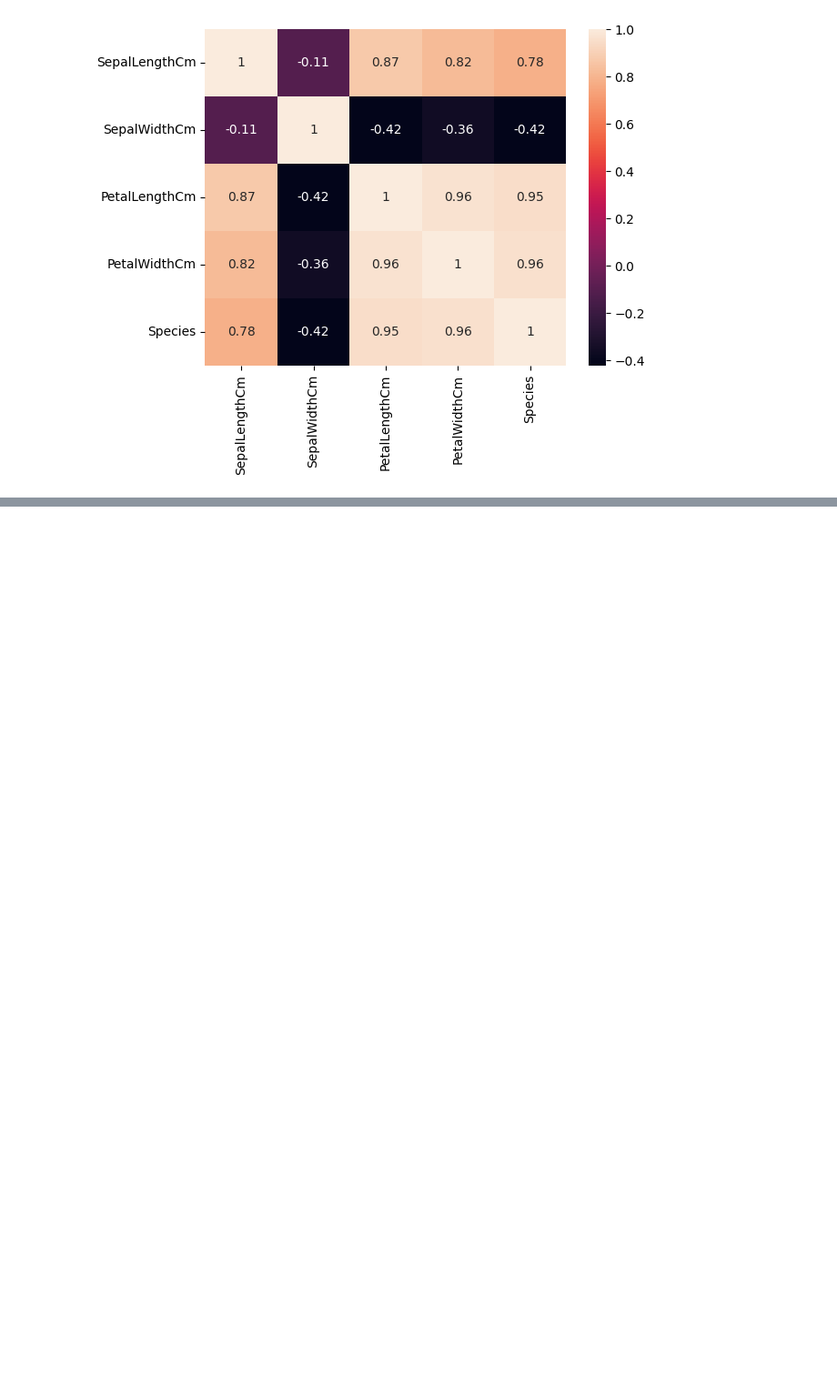
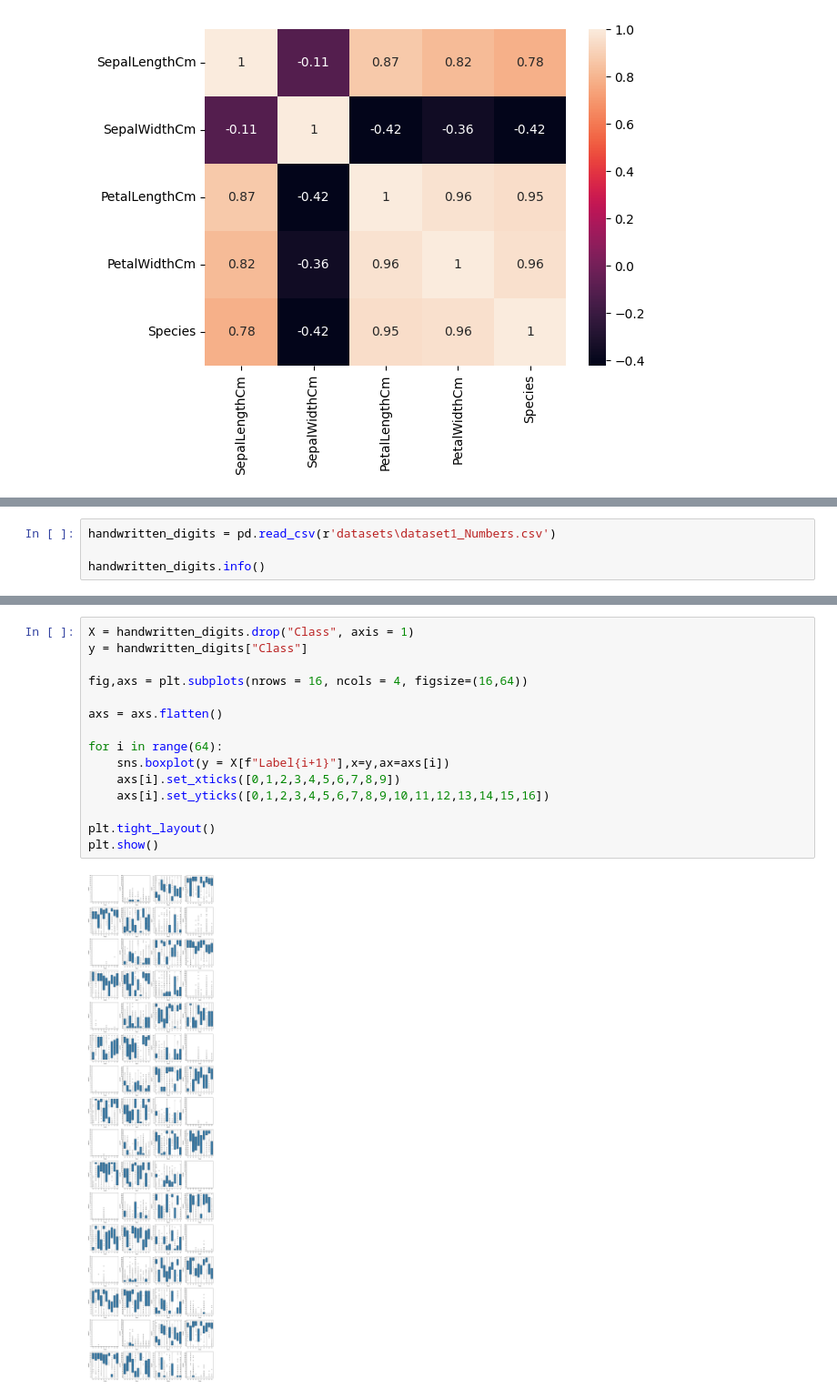
Before and after one commit to KarthikPreVin/MACHINE-LEARNING-LAB, a Jupyter notebook: ASSIGNMENT 1.ipynb, the cells around one changed output, grey strips where cells are left out. Shown at 91% size. Saved outputs shown, nothing was run; the diff lists cells and outputs as text; blank space fills up the shorter version.

Commit message:
Numbers classification finished

```diff
--- a/ASSIGNMENT 1.ipynb
+++ b/ASSIGNMENT 1.ipynb
@@ -240,0 +228,4 @@ SepalWidthCm    47.364461402993975      1.3279165184570802e-16
+# %%
+handwritten_digits = pd.read_csv(r'datasets\dataset1_Numbers.csv')
+
+handwritten_digits.info()
@@ -240,0 +250,17 @@ SepalWidthCm    47.364461402993975      1.3279165184570802e-16
+# %%
+X = handwritten_digits.drop("Class", axis = 1)
+y = handwritten_digits["Class"]
+
+fig,axs = plt.subplots(nrows = 16, ncols = 4, figsize=(16,64))
+
+axs = axs.flatten()
+
+for i in range(64):
+    sns.boxplot(y = X[f"Label{i+1}"],x=y,ax=axs[i])
+    axs[i].set_xticks([0,1,2,3,4,5,6,7,8,9])
+    axs[i].set_yticks([0,1,2,3,4,5,6,7,8,9,10,11,12,13,14,15,16])
+
+plt.tight_layout()
+plt.show()
+# %% [output]
+[figure, added]
```
Also changed, not shown: parts of 4 cells of this notebook, 1 other file.
